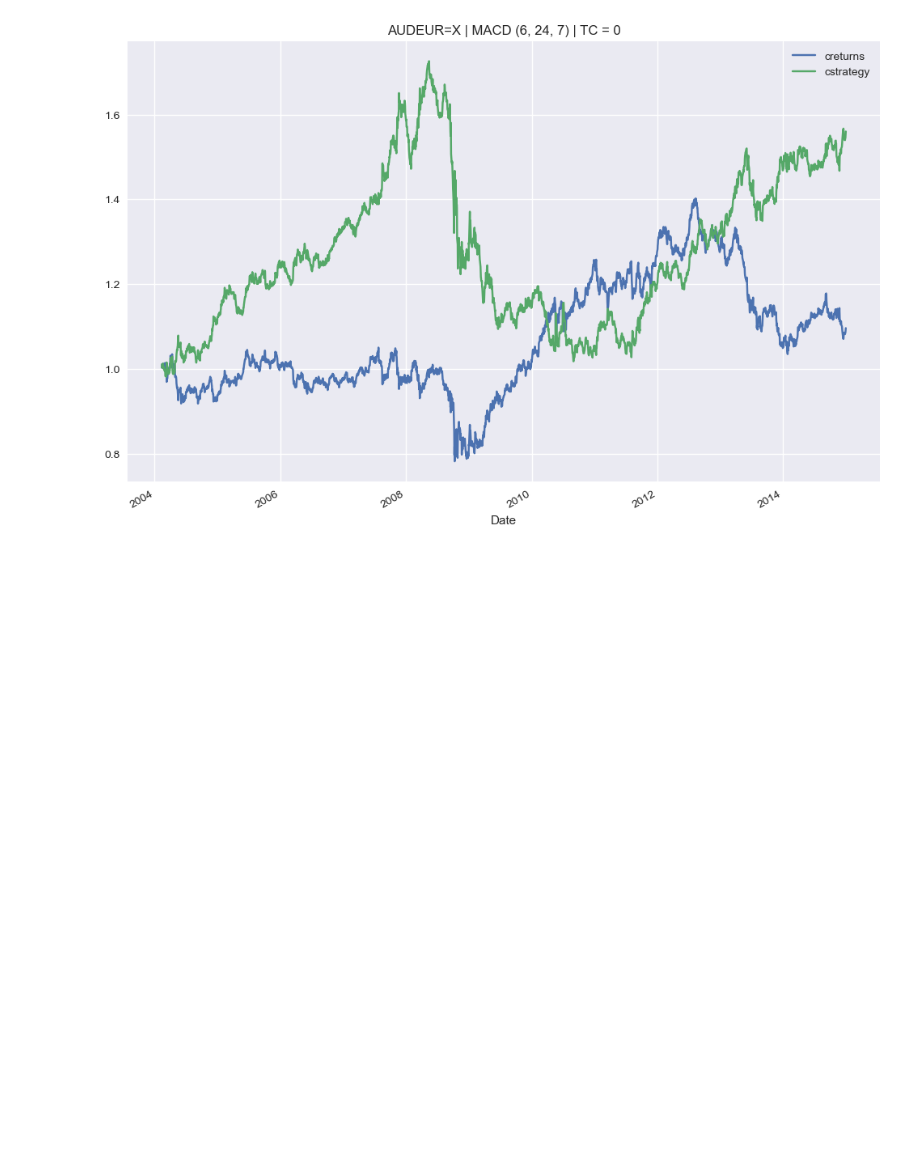
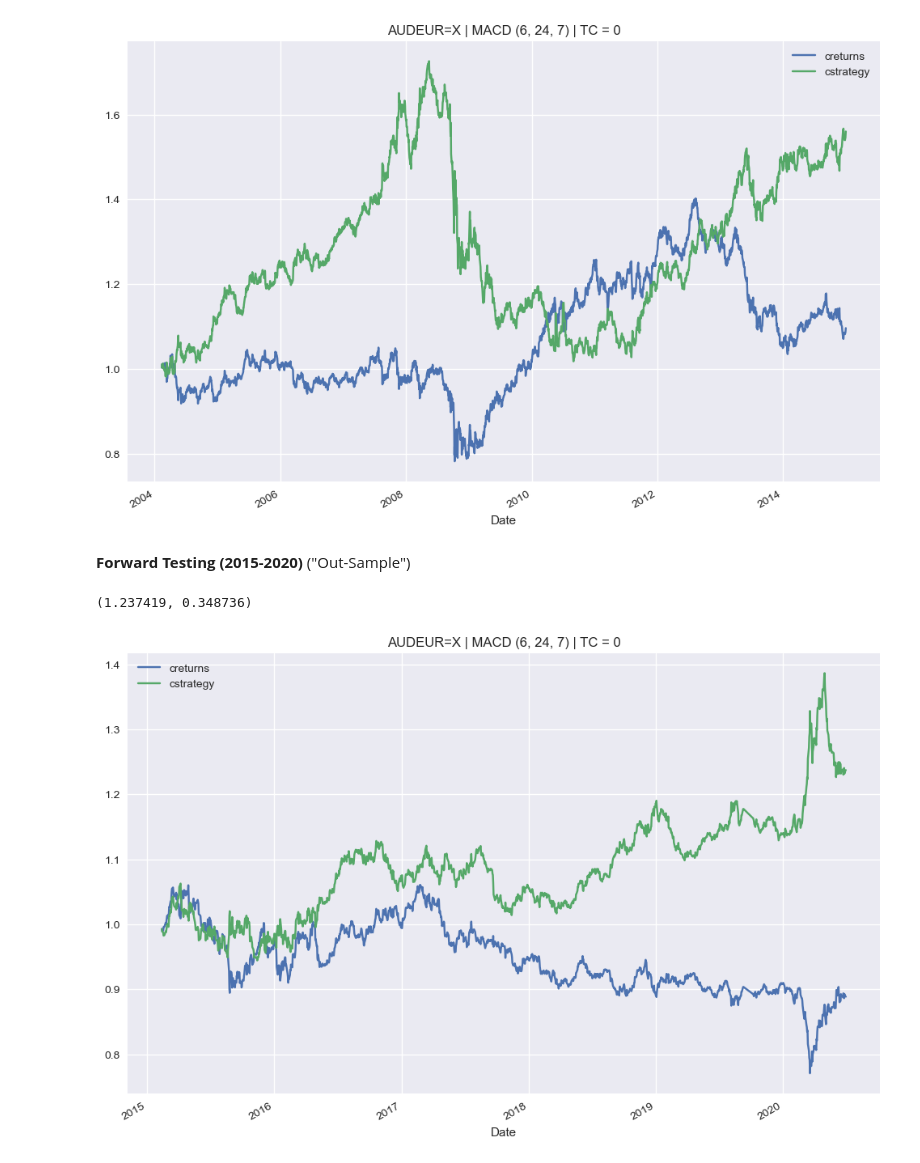
Before and after one commit to AvirukthGT/AlgoTrading, a Jupyter notebook: MACD/MACD.ipynb, the cells around one changed output. Saved outputs shown, nothing was run; the diff lists cells and outputs as text; code cells hidden in the pictures; blank space fills up the shorter version.

Commit message:
Forward testing

```diff
--- a/MACD/MACD.ipynb
+++ b/MACD/MACD.ipynb
@@ -201,3 +201,16 @@ tester.optimize_parameters((5, 20, 1), (21, 50, 1), (5, 20, 1))
 tester.plot_results()
 # %% [output]
 [figure]
+# %% [markdown]
+__Forward Testing (2015-2020)__ ("Out-Sample")
+# %%
+forwardtester = MACD("AUDEUR=X", EMA_S = 6, EMA_L = 24, signal_mw = 7,
+                     start = "2015-01-01", end = "2020-06-30", tc = 0)
+# %%
+forwardtester.test_strategy()
+# %% [output]
+(1.237419, 0.348736)
+# %%
+forwardtester.plot_results()
+# %% [output]
+[figure, added]
```
